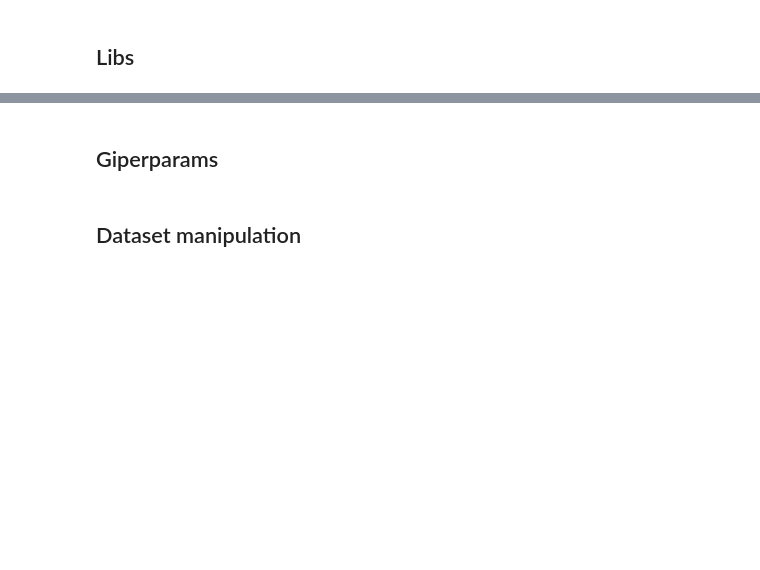
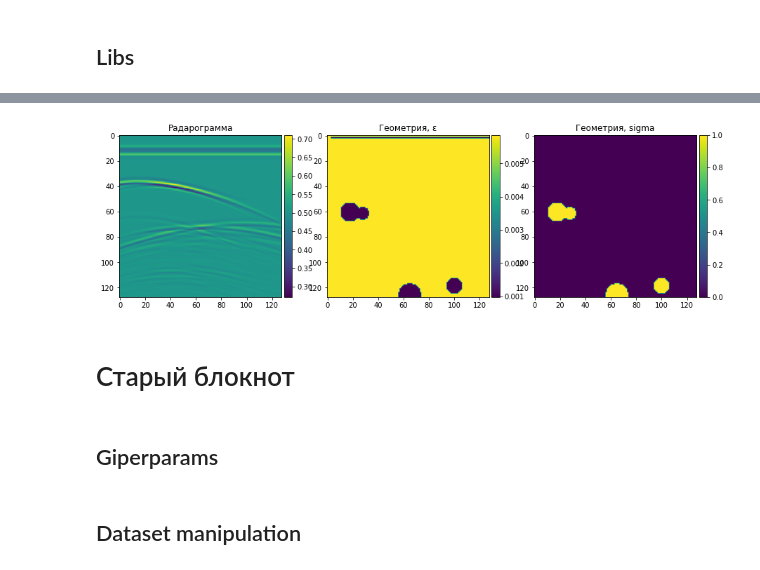
Before and after one commit to NikolaevMikhailRoma/gprMax_project, a Jupyter notebook: ML.ipynb, the cells around one changed output, grey strips where cells are left out. Cells and saved outputs as stored; diff of their text form; code cells hidden in the pictures; blank space fills up the shorter version.

```diff
--- a/ML.ipynb
+++ b/ML.ipynb
@@ -62,0 +180,7 @@ VAL_SPLIT = 0.1
+# %%
+data_bscans_scall, bscans_scaller = normalization(data_bscans)
+data_geometry_scall, geometry_scaller = normalization(data_geometry)
+
+visualizate_range_dataset_sample(data_bscans_scall, data_geometry)
+# %% [output]
+[figure, added]
@@ -63,3 +192,5 @@ VAL_SPLIT = 0.1
+# %% [markdown]
+# Старый блокнот
 # %% [markdown]
 ## Giperparams
 # %%
```
Also changed, not shown: parts of 13 cells of this notebook.
